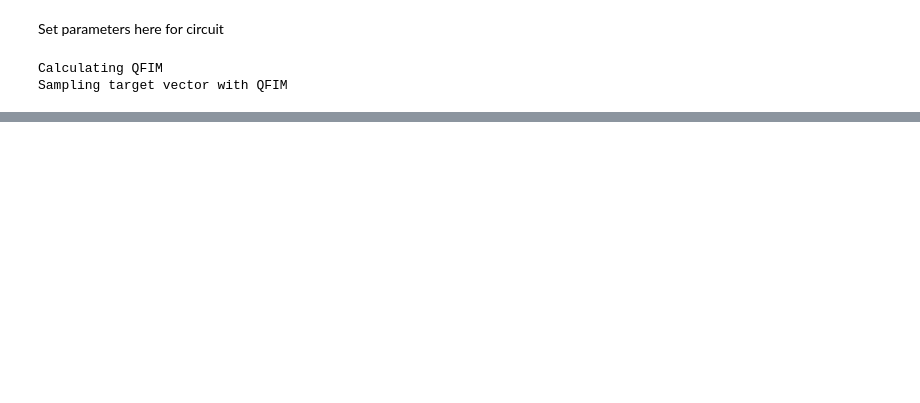
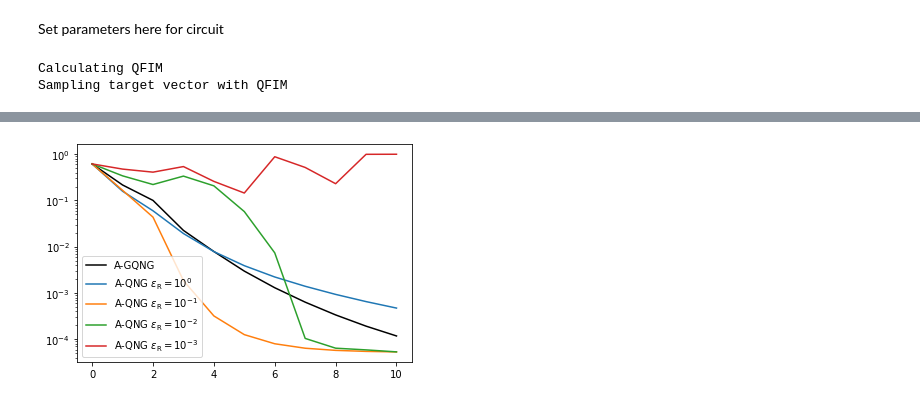
Before and after one commit to txhaug/optimal-quantum-learning, a Jupyter notebook: OptimalVQATraining.ipynb, the cells around one changed output, grey strips where cells are left out. Saved outputs shown, nothing was run; the diff lists cells and outputs as text; code cells hidden in the pictures; blank space fills up the shorter version.

```diff
--- a/OptimalVQATraining.ipynb
+++ b/OptimalVQATraining.ipynb
@@ -495,0 +527,30 @@ plt.show()
+# %%
+_,_,AQNG0_loss_history,_,_=do_optimization(optimization_strategy=1,beta=1,qfi_regularization=10**0)
+
+_,_,AQNG1_loss_history,_,_=do_optimization(optimization_strategy=1,beta=1,qfi_regularization=10**-1)
+_,_,AQNG2_loss_history,_,_=do_optimization(optimization_strategy=1,beta=1,qfi_regularization=10**-2)
+_,_,AQNG3_loss_history,_,_=do_optimization(optimization_strategy=1,beta=1,qfi_regularization=10**-3)
+# %%
+legend=[]
+legend.append("A-GQNG")
+plt.plot(AGQNG_loss_history,"black")
+
+legend.append("A-QNG $\\epsilon_\\mathrm{R}=10^{0}$")
+plt.plot(AQNG0_loss_history)
+
+legend.append("A-QNG $\\epsilon_\\mathrm{R}=10^{-1}$")
+plt.plot(AQNG1_loss_history)
+
+legend.append("A-QNG $\\epsilon_\\mathrm{R}=10^{-2}$")
+plt.plot(AQNG2_loss_history)
+
+legend.append("A-QNG $\\epsilon_\\mathrm{R}=10^{-3}$")
+plt.plot(AQNG3_loss_history)
+
+plt.legend(legend)
+ax=plt.gca()
+ax.set_yscale('log')
+
+plt.show()
+# %% [output]
+[figure, added]
```
Also changed, not shown: parts of 10 cells of this notebook.
